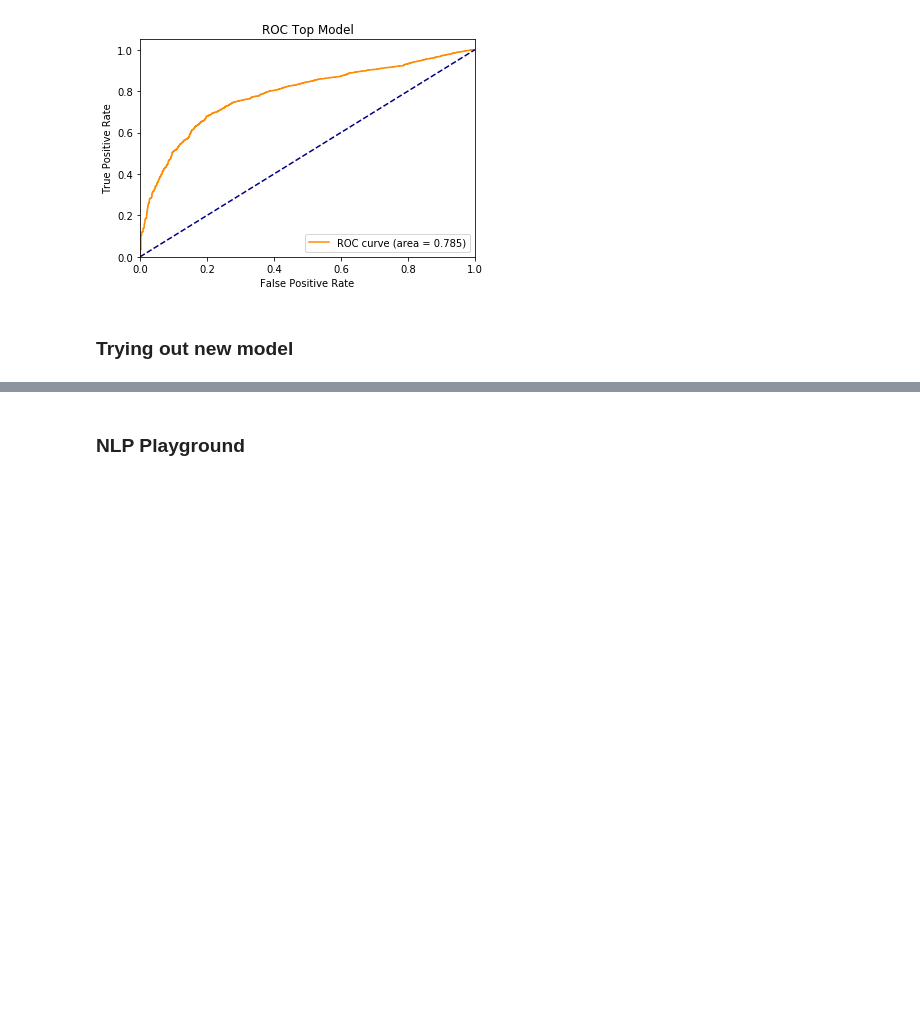
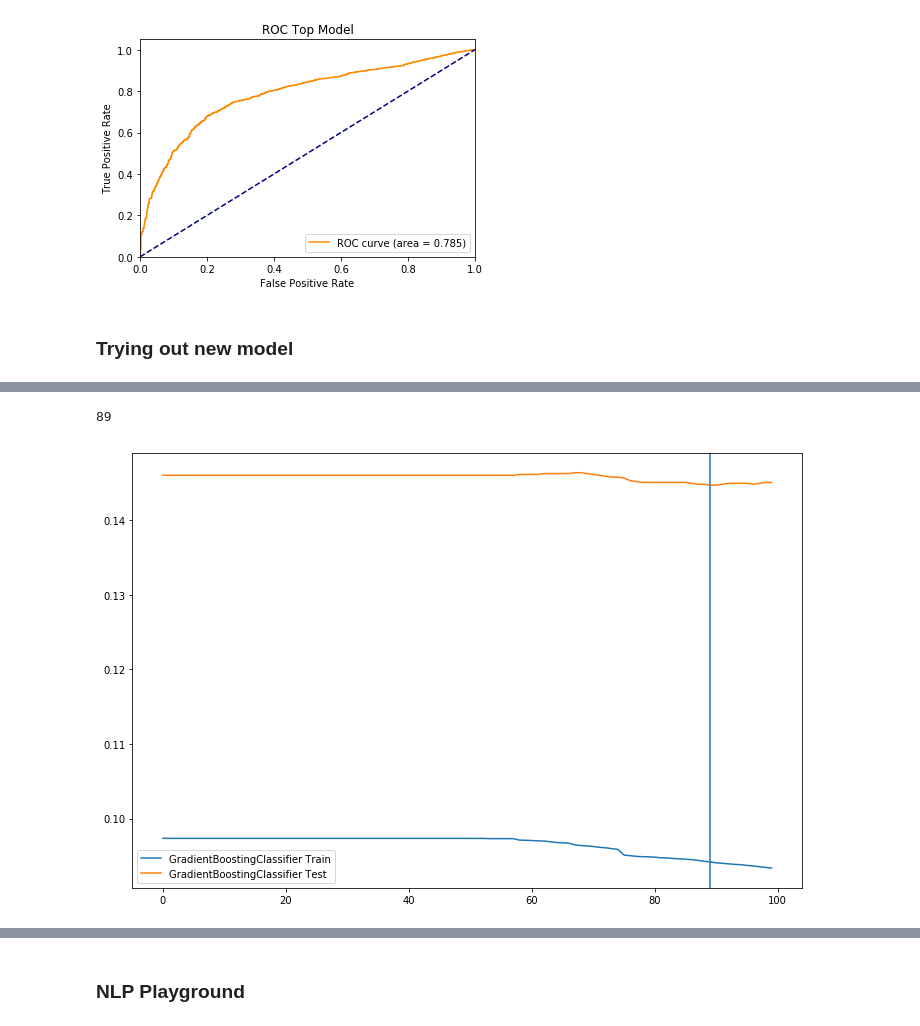
Before and after one commit to ekarboski/washington_state_legislation, a Jupyter notebook: Baseline_model.ipynb, the cells around one changed output, grey strips where cells are left out. Drawn from its saved outputs; the diff is of its cells as text; code cells hidden in the pictures; blank space fills up the shorter version.

```diff
--- a/Baseline_model.ipynb
+++ b/Baseline_model.ipynb
@@ -373,0 +363,8 @@ y_pred_n = (new_model.predict_proba(X_test_n))[:, 1]
+# %%
+fig, ax = plt.subplots(figsize=(12, 8))
+stage_score_plot(new_model, X_train_n, y_train_n, X_test_n, y_test_n, ax)
+ax.legend()
+plt.show()
+# %% [output]
+89
+[figure, added]
```
Also changed, not shown: parts of 18 cells of this notebook.
